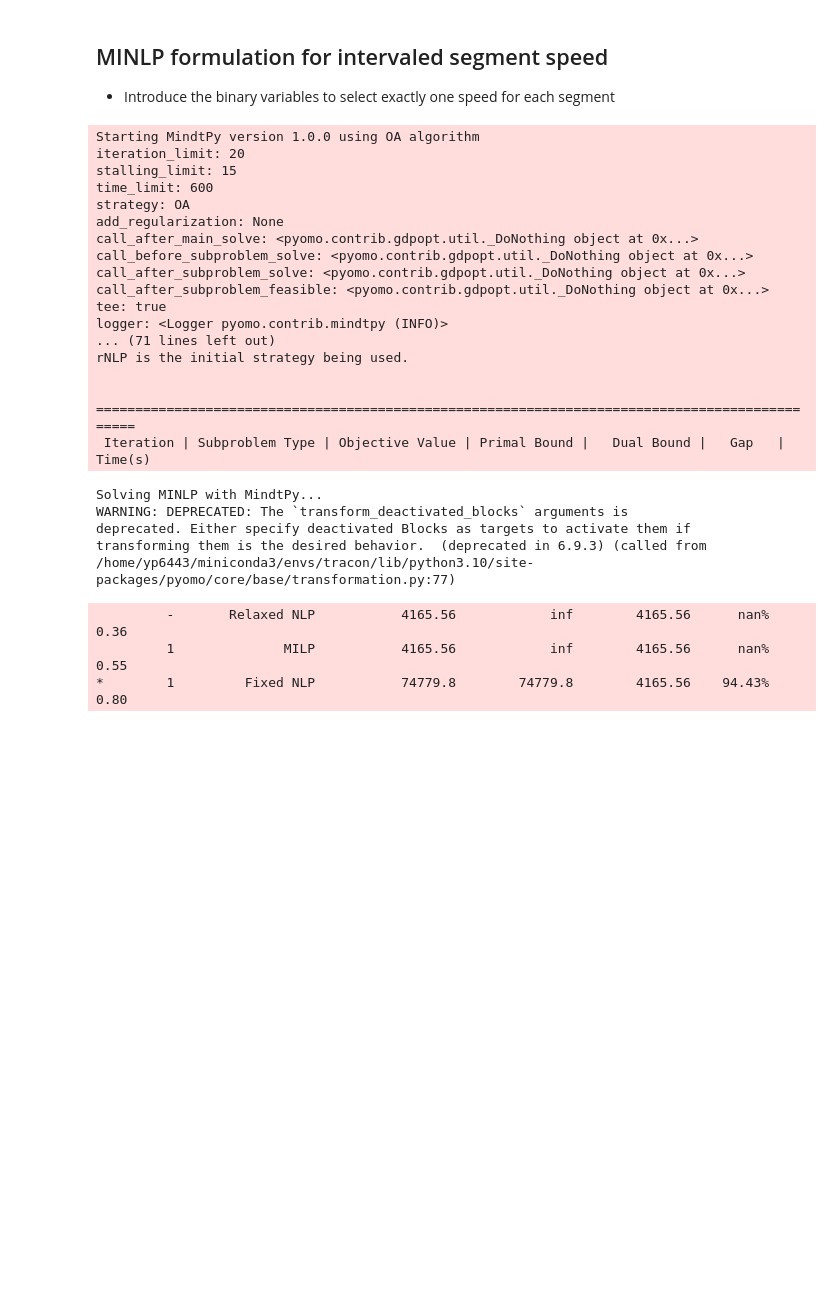
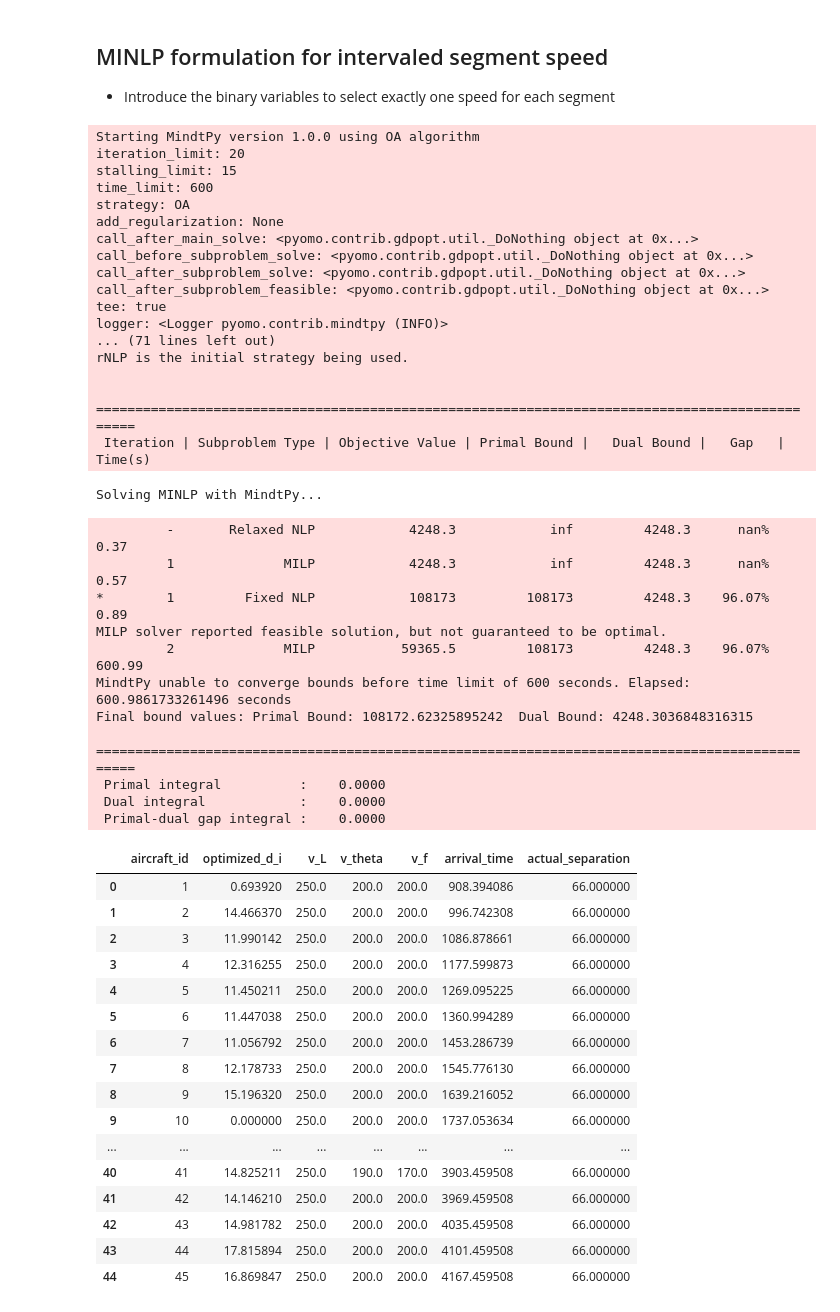
Before and after one commit to YutianPangASU/TRACON_AUTOMATION_KATL, a Jupyter notebook: katl_optimization.ipynb, the cells around one changed output. Cells and saved outputs as stored; diff of their text form; code cells hidden in the pictures; blank space fills up the shorter version.

```diff
--- a/katl_optimization.ipynb
+++ b/katl_optimization.ipynb
@@ -1289,41 +1295,61 @@ def solve_exact_discrete_minlp(df_arrivals, debug=False):
             'v_L': sel_vL,
             'v_theta': sel_vTheta,
             'v_f': sel_vF,
             'arrival_time': pyo.value(m.t[i]),
-            'slack': pyo.value(m.slack[i])
+            'actual_separation': T_SEP_SEC-pyo.value(m.slack[i])
         })
     return pd.DataFrame(res)
 
 # --- Instructions to Run ---
 # Uncomment the line below ONLY if you have 'glpk' installed alongside 'ipopt'
 df_minlp = solve_exact_discrete_minlp(df_arrivals, debug=True)
 display(df_minlp)
 # %% [output]
 Starting MindtPy version 1.0.0 using OA algorithm
 iteration_limit: 20
 stalling_limit: 15
 time_limit: 600
 strategy: OA
 add_regularization: None
 call_after_main_solve: <pyomo.contrib.gdpopt.util._DoNothing object at 0x...>
 call_before_subproblem_solve: <pyomo.contrib.gdpopt.util._DoNothing object at 0x...>
 call_after_subproblem_solve: <pyomo.contrib.gdpopt.util._DoNothing object at 0x...>
 call_after_subproblem_feasible: <pyomo.contrib.gdpopt.util._DoNothing object at 0x...>
 tee: true
 logger: <Logger pyomo.contrib.mindtpy (INFO)>
 ... (71 lines left out)
 rNLP is the initial strategy being used.
 
  ===============================================================================================
  Iteration | Subproblem Type | Objective Value | Primal Bound |   Dual Bound |   Gap   | Time(s)
 Solving MINLP with MindtPy...
-WARNING: DEPRECATED: The `transform_deactivated_blocks` arguments is
-deprecated. Either specify deactivated Blocks as targets to activate them if
-transforming them is the desired behavior.  (deprecated in 6.9.3) (called from
-/home/yp6443/miniconda3/envs/tracon/lib/python3.10/site-
-packages/pyomo/core/base/transformation.py:77)
-         -       Relaxed NLP           4165.56            inf        4165.56      nan%      0.36
-         1              MILP           4165.56            inf        4165.56      nan%      0.55
-*        1         Fixed NLP           74779.8        74779.8        4165.56    94.43%      0.80
+         -       Relaxed NLP            4248.3            inf         4248.3      nan%      0.37
+         1              MILP            4248.3            inf         4248.3      nan%      0.57
+*        1         Fixed NLP            108173         108173         4248.3    96.07%      0.89
+MILP solver reported feasible solution, but not guaranteed to be optimal.
+         2              MILP           59365.5         108173         4248.3    96.07%    600.99
+MindtPy unable to converge bounds before time limit of 600 seconds. Elapsed: 600.9861733261496 seconds
+Final bound values: Primal Bound: 108172.62325895242  Dual Bound: 4248.3036848316315
+ ===============================================================================================
+ Primal integral          :    0.0000
+ Dual integral            :    0.0000
+ Primal-dual gap integral :    0.0000
+|  | aircraft_id | optimized_d_i | v_L | v_theta | v_f | arrival_time | actual_separation |
+| 0 | 1 | 0.693920 | 250.0 | 200.0 | 200.0 | 908.394086 | 66.000000 |
+| 1 | 2 | 14.466370 | 250.0 | 200.0 | 200.0 | 996.742308 | 66.000000 |
+| 2 | 3 | 11.990142 | 250.0 | 200.0 | 200.0 | 1086.878661 | 66.000000 |
+| 3 | 4 | 12.316255 | 250.0 | 200.0 | 200.0 | 1177.599873 | 66.000000 |
+| 4 | 5 | 11.450211 | 250.0 | 200.0 | 200.0 | 1269.095225 | 66.000000 |
+| 5 | 6 | 11.447038 | 250.0 | 200.0 | 200.0 | 1360.994289 | 66.000000 |
+| 6 | 7 | 11.056792 | 250.0 | 200.0 | 200.0 | 1453.286739 | 66.000000 |
+| 7 | 8 | 12.178733 | 250.0 | 200.0 | 200.0 | 1545.776130 | 66.000000 |
+| 8 | 9 | 15.196320 | 250.0 | 200.0 | 200.0 | 1639.216052 | 66.000000 |
+| 9 | 10 | 0.000000 | 250.0 | 200.0 | 200.0 | 1737.053634 | 66.000000 |
+| ... | ... | ... | ... | ... | ... | ... | ... |
+| 40 | 41 | 14.825211 | 250.0 | 190.0 | 170.0 | 3903.459508 | 66.000000 |
+| 41 | 42 | 14.146210 | 250.0 | 200.0 | 200.0 | 3969.459508 | 66.000000 |
+| 42 | 43 | 14.981782 | 250.0 | 200.0 | 200.0 | 4035.459508 | 66.000000 |
+| 43 | 44 | 17.815894 | 250.0 | 200.0 | 200.0 | 4101.459508 | 66.000000 |
+| 44 | 45 | 16.869847 | 250.0 | 200.0 | 200.0 | 4167.459508 | 66.000000 |
 # %% [markdown]
 # Setup III: Co-optimize $d_i$, segments speed, and the arrival sequence (Do Not Follow FCFS Rule)
```
Also changed, not shown: parts of 9 cells of this notebook.
